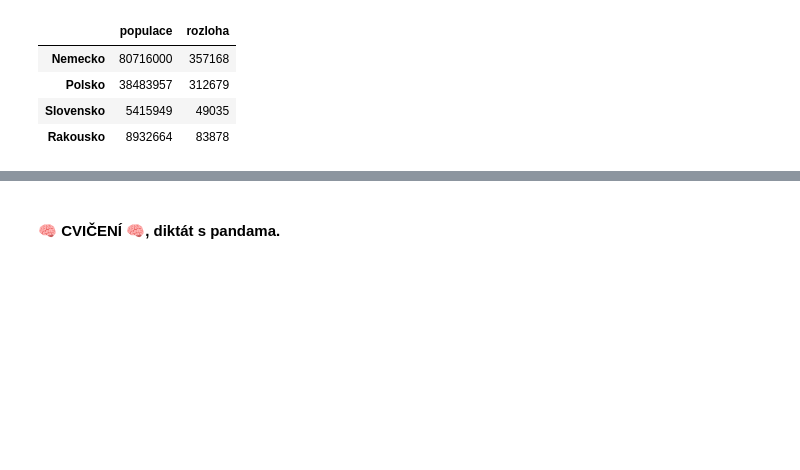
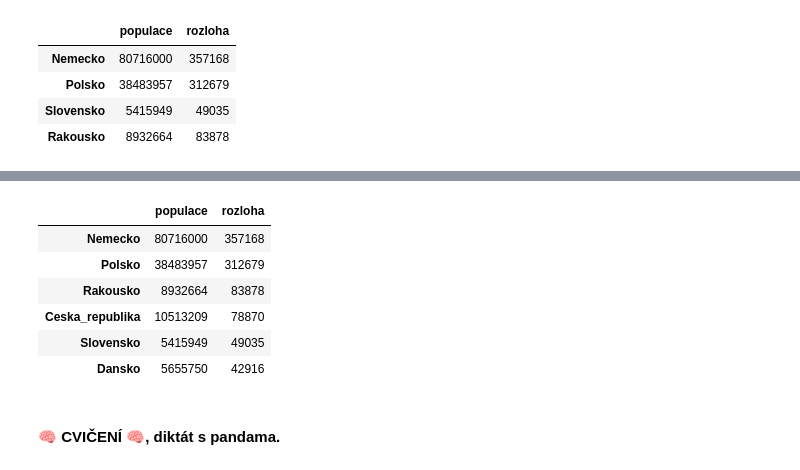
Before and after one commit to Bralor/python-data-2024, a Jupyter notebook: shared/notebooks/lesson02.ipynb, the cells around one changed output, grey strips where cells are left out. Cells and saved outputs as stored; diff of their text form; code cells hidden in the pictures; blank space fills up the shorter version.

```diff
--- a/shared/notebooks/lesson02.ipynb
+++ b/shared/notebooks/lesson02.ipynb
@@ -1434,3 +1253,13 @@ pokusny_index_df
+# %%
+zeme_evropa_df.sort_values(by=['rozloha'], ascending=False)
+# %% [output]
+|  | populace | rozloha |
+| Nemecko | 80716000 | 357168 |
+| Polsko | 38483957 | 312679 |
+| Rakousko | 8932664 | 83878 |
+| Ceska_republika | 10513209 | 78870 |
+| Slovensko | 5415949 | 49035 |
+| Dansko | 5655750 | 42916 |
 # %% [markdown]
 <br>
 
```
Also changed, not shown: parts of 106 cells of this notebook.
